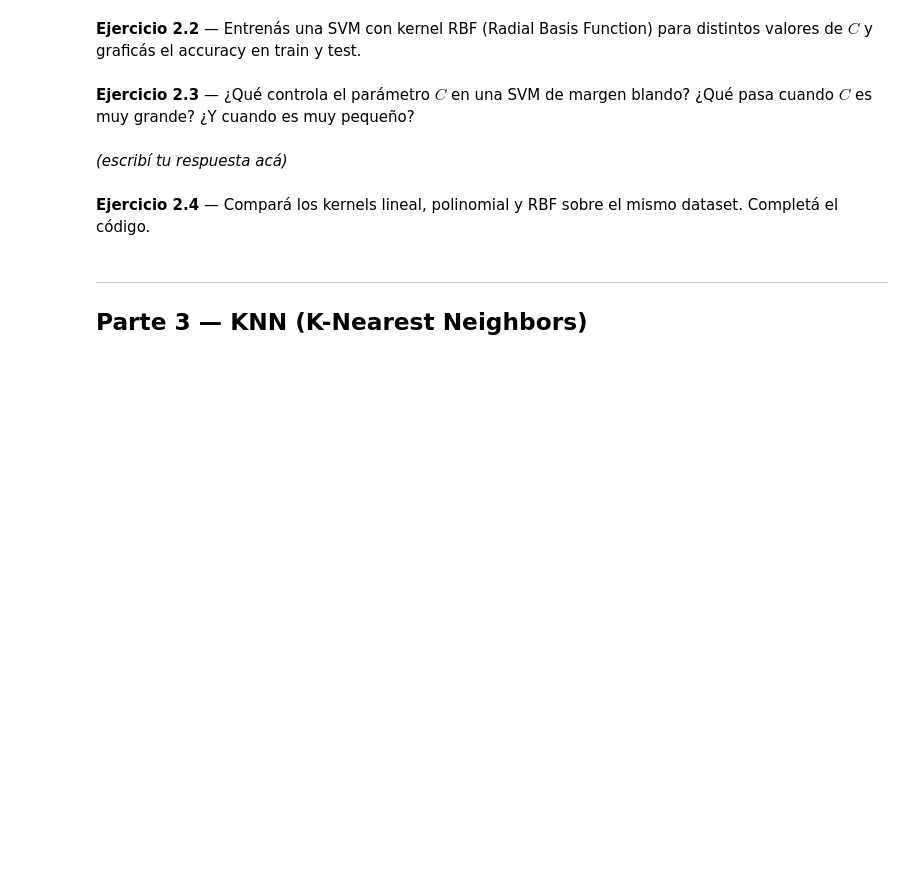
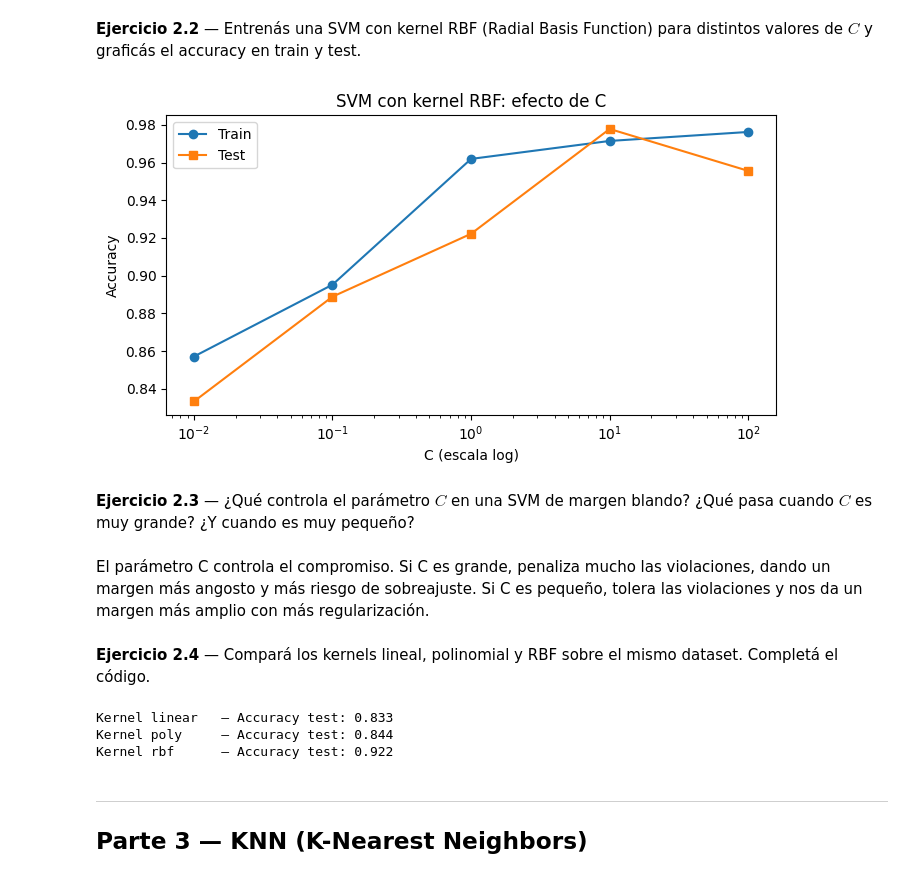
Before and after one commit to Ferz185/MAD1_Practica_2026, a Jupyter notebook: Unidad 4/U4_nb03_svm_knn_completado.ipynb, the cells around one changed output. Cells and saved outputs as stored; diff of their text form; code cells hidden in the pictures; blank space fills up the shorter version.

```diff
--- a/Unidad 4/U4_nb03_svm_knn_completado.ipynb
+++ b/Unidad 4/U4_nb03_svm_knn_completado.ipynb
@@ -106,37 +119,43 @@ Solución: estandarizar todas a media=0, std=1
 # %%
 valores_C = [0.01, 0.1, 1, 10, 100]
 acc_train_svm = []
 acc_test_svm  = []
 
 for C in valores_C:
-    svm = SVC(kernel='rbf', C=___, random_state=42)  # TU CÓDIGO ACÁ
-    svm.fit(___, ___)                                  # TU CÓDIGO ACÁ
-    acc_train_svm.append(accuracy_score(y_train, svm.predict(___)))  # TU CÓDIGO ACÁ
-    acc_test_svm.append(accuracy_score(y_test,  svm.predict(___)))   # TU CÓDIGO ACÁ
+    svm = SVC(kernel='rbf', C=C, random_state=42)  # TU CÓDIGO ACÁ
+    svm.fit(X_train, y_train)                                  # TU CÓDIGO ACÁ
+    acc_train_svm.append(accuracy_score(y_train, svm.predict(X_train)))  # TU CÓDIGO ACÁ
+    acc_test_svm.append(accuracy_score(y_test,  svm.predict(X_test)))   # TU CÓDIGO ACÁ
 
 fig, ax = plt.subplots(figsize=(7, 4))
 ax.semilogx(valores_C, acc_train_svm, marker='o', label='Train')
 ax.semilogx(valores_C, acc_test_svm,  marker='s', label='Test')
 ax.set_xlabel('C (escala log)')
 ax.set_ylabel('Accuracy')
 ax.set_title('SVM con kernel RBF: efecto de C')
 ax.legend()
 plt.tight_layout()
 plt.show()
+# %% [output]
+[figure, added]
 # %% [markdown]
 **Ejercicio 2.3** — ¿Qué controla el parámetro $C$ en una SVM de margen blando? ¿Qué pasa cuando $C$ es muy grande? ¿Y cuando es muy pequeño?
-# %% [markdown]
-*(escribí tu respuesta acá)*
+# %% [markdown]
+El parámetro C controla el compromiso. Si C es grande, penaliza mucho las violaciones, dando un margen más angosto y más riesgo de sobreajuste. Si C es pequeño, tolera las violaciones y nos da un margen más amplio con más regularización.
 # %% [markdown]
 **Ejercicio 2.4** — Compará los kernels lineal, polinomial y RBF sobre el mismo dataset. Completá el código.
 # %%
 kernels = ['linear', 'poly', 'rbf']
 
 for kernel in kernels:
-    svm = SVC(kernel=___, C=1.0, random_state=42)  # TU CÓDIGO ACÁ
-    svm.fit(___, ___)                                # TU CÓDIGO ACÁ
-    acc = accuracy_score(___, svm.predict(___))      # TU CÓDIGO ACÁ
+    svm = SVC(kernel=kernel, C=1.0, random_state=42)  # TU CÓDIGO ACÁ
+    svm.fit(X_train, y_train)                                # TU CÓDIGO ACÁ
+    acc = accuracy_score(y_test, svm.predict(X_test))      # TU CÓDIGO ACÁ
     print(f"Kernel {kernel:8s} — Accuracy test: {acc:.3f}")
+# %% [output]
+Kernel linear   — Accuracy test: 0.833
+Kernel poly     — Accuracy test: 0.844
+Kernel rbf      — Accuracy test: 0.922
 # %% [markdown]
 ---
 
```
Also changed, not shown: parts of 17 cells of this notebook, 16 other files.
